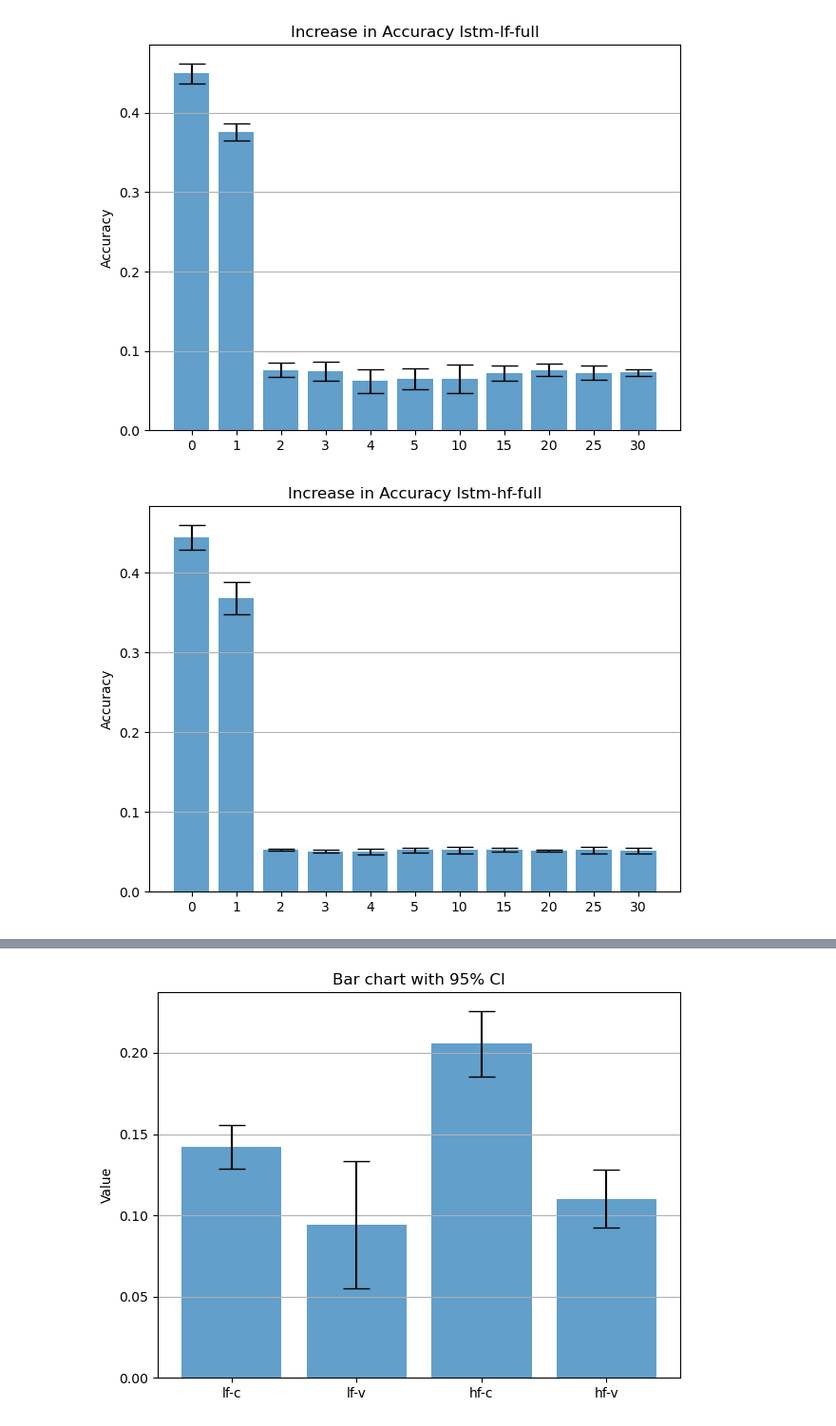
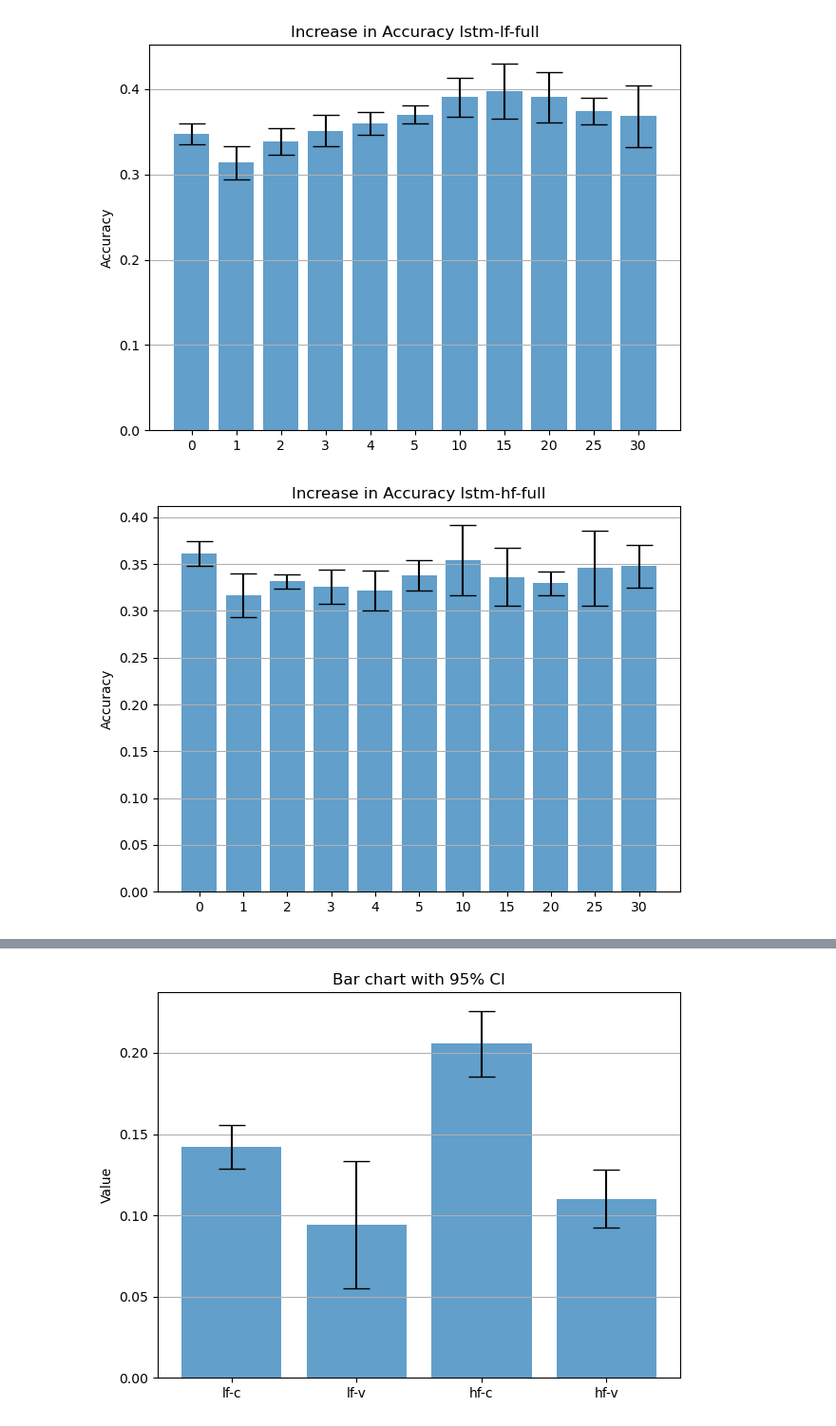
Before and after one commit to Frankalexej/lffl, a Jupyter notebook: G_21_stage_stats.ipynb, the cells around one changed output, grey strips where cells are left out. Shown: that part at 95% size. Cells and saved outputs as stored; diff of their text form; code cells hidden in the pictures.

```diff
--- a/G_21_stage_stats.ipynb
+++ b/G_21_stage_stats.ipynb
@@ -67,14 +67,18 @@ for model_type, runtype, cv in list(product(["reslin", "lstm", "large"], ["lf",
         for run_case in range(1, 6):
             dir = os.path.join(hyper_dir, f"H21-{ts}-{run_case}", f"{model_type}-{pre}-{40-pre}")
             res = ResReader(dir, runtype=runtype, cv=cv).read()
+            special_recs_recorder = DictRecorder(os.path.join(dir, cv, runtype, "special.hst"))
+            special_recs_recorder.read()
+            special_recs = special_recs_recorder.record
             # val = np.mean([x - y for x, y in zip(res[1], res[2])][pre - 1])
             look_at = 2
-            jump = 3
-            val = res[look_at][1]
-            # if pre == 0:
-            #     val = res[look_at][pre + jump] - res[look_at][pre]
-            # else:
-            #     val = res[look_at][pre + jump - 1] - res[look_at][pre - 1]
+            jump = 1
+            # val = res[look_at][1]
+            if pre == 0:
+                # val = res[look_at][pre + jump] - res[look_at][pre]
+                val = res[look_at][pre + jump - 1] - special_recs["notrain-full-acc"]
+            else:
+                val = res[look_at][pre + jump - 1] - res[look_at][pre - 1]
             # val = np.mean(res[2][35:40])
             if f"{pre}" in reses.keys():
                 reses[f"{pre}"].append(val)
@@ -98,2 +102,2 @@ for model_type, runtype, cv in list(product(["reslin", "lstm", "large"], ["lf",
-[figure, old version]
+[figure, new version]
-[figure, old version]
+[figure, new version]
```
Also changed, not shown: parts of 1 cell of this notebook, 6 other files.
